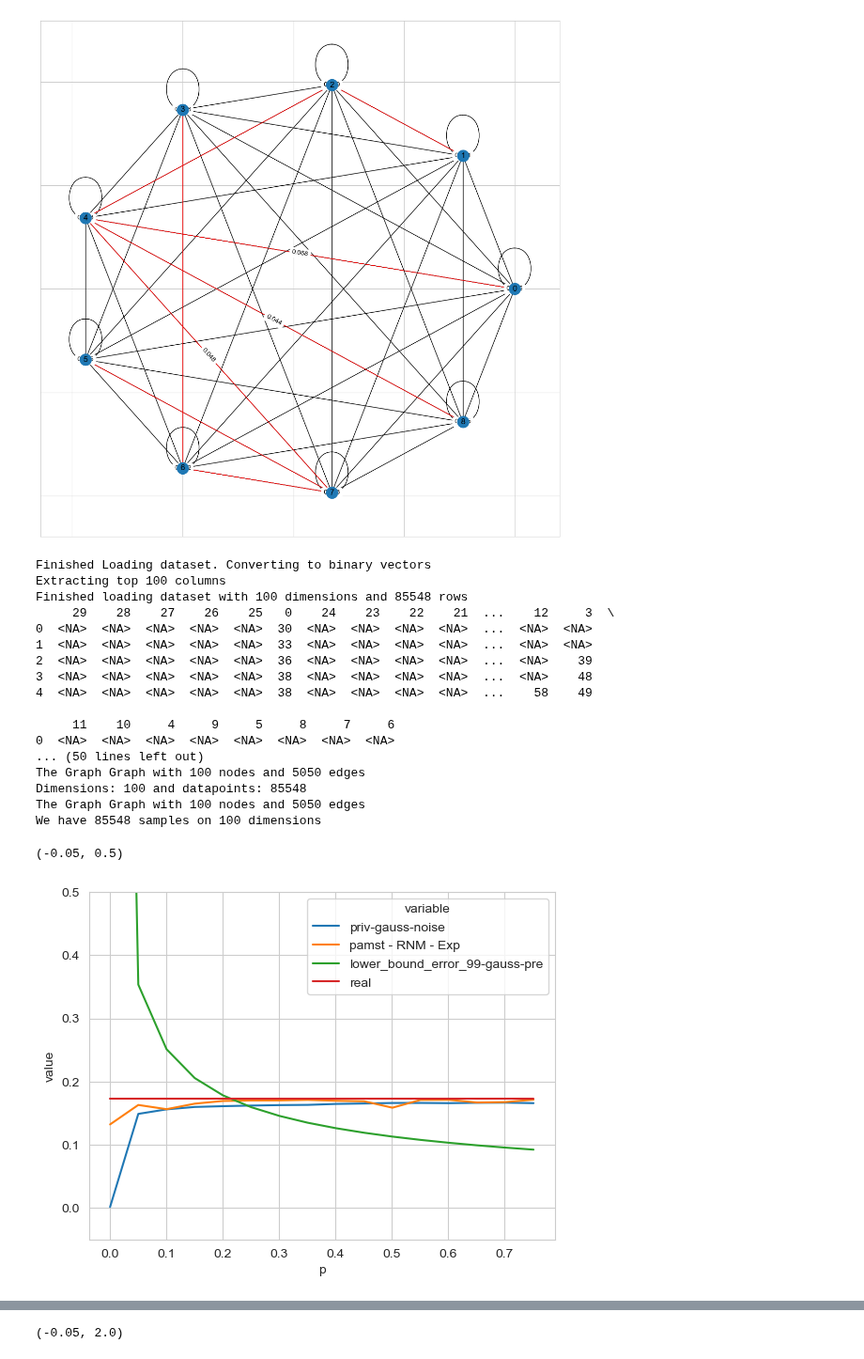
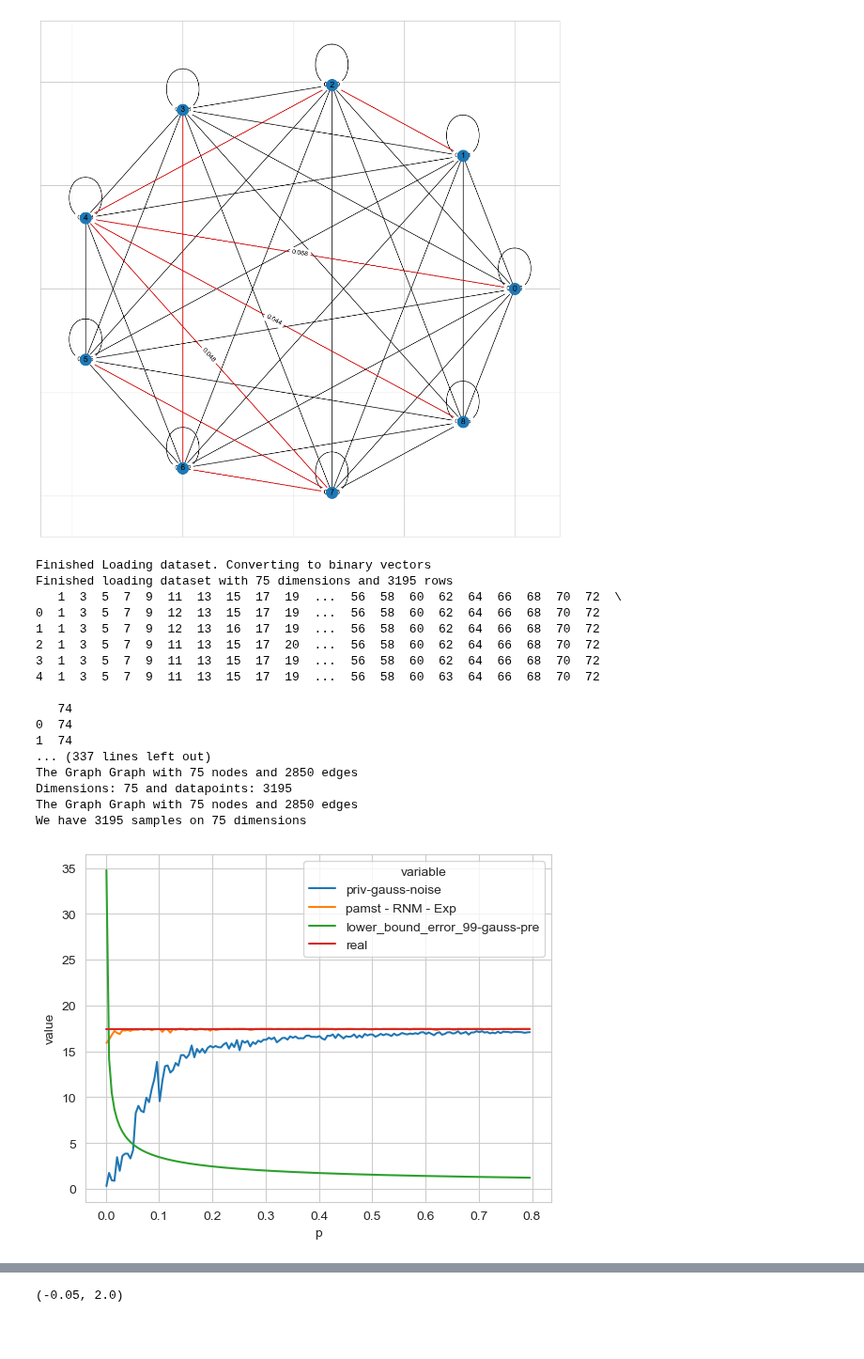
Before and after one commit to lukas681/private-mst, a Jupyter notebook: private_mst.ipynb, the cells around one changed output, grey strips where cells are left out. Shown at 94% size. Cells and saved outputs as stored; diff of their text form; code cells hidden in the pictures; blank space fills up the shorter version.

Commit message:
Fixed an error with an incorrect nosie amount
Signed-off-by: Lukas Retschmeier <lure@di.ku.dk>

```diff
--- a/private_mst.ipynb
+++ b/private_mst.ipynb
@@ -139,18 +139,19 @@ def sum_weights(original_graph, spanning_tree) -> float:
     :return:
     """
     return sum(
-        original_graph[e[0]][e[1]]['weight']
+                original_graph.get_edge_data(e[0], e[1], default = {'weight': 0})['weight'] # fixed an error for empty edges
+#        original_graph[e[0]][e[1]]['weight'] # fixed an error for empty edges
         for e in spanning_tree.edges()
     )
 
-def load_ds(extracted_dims:int, topk):
+def load_ds(extracted_dims:int, topk, file):
     """
     Simply utility functions that loads the corresponding dataset "Retail" and converts it to a dataset of binary vectors. Additionally, you cam select the top k xolumns with the highest sum. This might help find higher mutual informtions.
     :param extracted_dims:
     :param topk:
     :return:
     """
-    ds=pd.read_csv("./datasets/retail.dat.txt",
+    ds=pd.read_csv(file,
                    header=0,
                    delim_whitespace=True,
                    on_bad_lines='skip',
@@ -372,7 +373,9 @@ MST on Fake Graph 0.2161310732983846
 p_series = pd.DataFrame()
 error_graph = pd.DataFrame()
 
-(d, n, dataset) = load_ds(15000, topk=100)
+# file = "./datasets/retail.dat.txt"
+file = "./datasets/chess.dat.txt"
+(d, n, dataset) = load_ds(extracted_dims=75, topk=75, file=file)
 
 # disable warnings
 import warnings
@@ -381,12 +384,12 @@ warnings.filterwarnings("ignore")
 # Metaparams
 RHO_UP = 0.8
 RHO_LOW = 0.001
-STEP = 0.05
+STEP = 0.005
 mu = 0.99 # confidence interval
 
 # Set to 0 to disable privacy
 L2_SENSITIVITY = math.log(n) * d / n
-L1_SENSITIVITY = math.log(n)**2 * d**2 / n**2
+L1_SENSITIVITY = math.log(n) / n
 
 print(f'Starting with n={n} and d={d}')
 mutual_information = generate_mi(dataset)
@@ -405,51 +408,50 @@ for p in np.arange(RHO_LOW,RHO_UP, STEP):
     pamst_edges = pamst(G, sensitivity=L1_SENSITIVITY, rho=p) # Gives an iterator which should only be executed once!
     pamst_weight = sum_weights_edges(pamst_edges)
 
     row = {
         "p": p,
         "priv-gauss-noise": private_weight,
         "pamst - RNM - Exp": pamst_weight,
         "lower_bound_error_99-gauss-pre": error_gauss(p, 0.99, n, d),
         "real": real_weight}
 
     # No overestimation is possible as we only use real edges-
     absolute_error = {
         "p": p,
         "priv-gauss-baseline-error": real_weight - private_weight,
         "theo-lower_bound_error_99-gauss-baseline": error_gauss(p, 0.99, n, d),
         "pamst_error": real_weight - pamst_weight,
     }
 
     error_graph = error_graph.append(absolute_error, ignore_index=True)
     p_series = p_series.append(row, ignore_index=True)
 
 print(f'We have {len(dataset)} samples on {d} dimensions')
 # print(f'MST on Real Graph {real_weight}')
 # print(f'MST on Fake Graph {private_weight}')
 ax = sb.lineplot(x='p', y='value', hue='variable',
             data=pd.melt(p_series, ['p']))
-ax.set_ylim(-0.05,0.5)
+#ax.set_ylim(-0.05,0.5)
 # 2 for 250 dims, 0.5 for less
 # %% [output]
 Finished Loading dataset. Converting to binary vectors
-Extracting top 100 columns
-Finished loading dataset with 100 dimensions and 85548 rows
-     29    28    27    26    25   0    24    23    22    21  ...    12     3  \
-0  <NA>  <NA>  <NA>  <NA>  <NA>  30  <NA>  <NA>  <NA>  <NA>  ...  <NA>  <NA>
-1  <NA>  <NA>  <NA>  <NA>  <NA>  33  <NA>  <NA>  <NA>  <NA>  ...  <NA>  <NA>
-2  <NA>  <NA>  <NA>  <NA>  <NA>  36  <NA>  <NA>  <NA>  <NA>  ...  <NA>    39
-3  <NA>  <NA>  <NA>  <NA>  <NA>  38  <NA>  <NA>  <NA>  <NA>  ...  <NA>    48
-4  <NA>  <NA>  <NA>  <NA>  <NA>  38  <NA>  <NA>  <NA>  <NA>  ...    58    49
+Finished loading dataset with 75 dimensions and 3195 rows
+   1  3  5  7  9  11  13  15  17  19  ...  56  58  60  62  64  66  68  70  72  \
+0  1  3  5  7  9  12  13  15  17  19  ...  56  58  60  62  64  66  68  70  72
+1  1  3  5  7  9  12  13  16  17  19  ...  56  58  60  62  64  66  68  70  72
+2  1  3  5  7  9  11  13  15  17  20  ...  56  58  60  62  64  66  68  70  72
+3  1  3  5  7  9  11  13  15  17  19  ...  56  58  60  62  64  66  68  70  72
+4  1  3  5  7  9  11  13  15  17  19  ...  56  58  60  63  64  66  68  70  72
 
-     11    10     4     9     5     8     7     6
-0  <NA>  <NA>  <NA>  <NA>  <NA>  <NA>  <NA>  <NA>
-... (50 lines left out)
-The Graph Graph with 100 nodes and 5050 edges
-Dimensions: 100 and datapoints: 85548
-The Graph Graph with 100 nodes and 5050 edges
-We have 85548 samples on 100 dimensions
+   74
+0  74
+1  74
+... (337 lines left out)
+The Graph Graph with 75 nodes and 2850 edges
+Dimensions: 75 and datapoints: 3195
+The Graph Graph with 75 nodes and 2850 edges
+We have 3195 samples on 75 dimensions
-(-0.05, 0.5)
-[figure, old version]
+[figure, new version]
 # %%
 # Shows the error graph
 ax = sb.lineplot(x='p', y='value', hue='variable',
```
Also changed, not shown: parts of 1 cell of this notebook.
